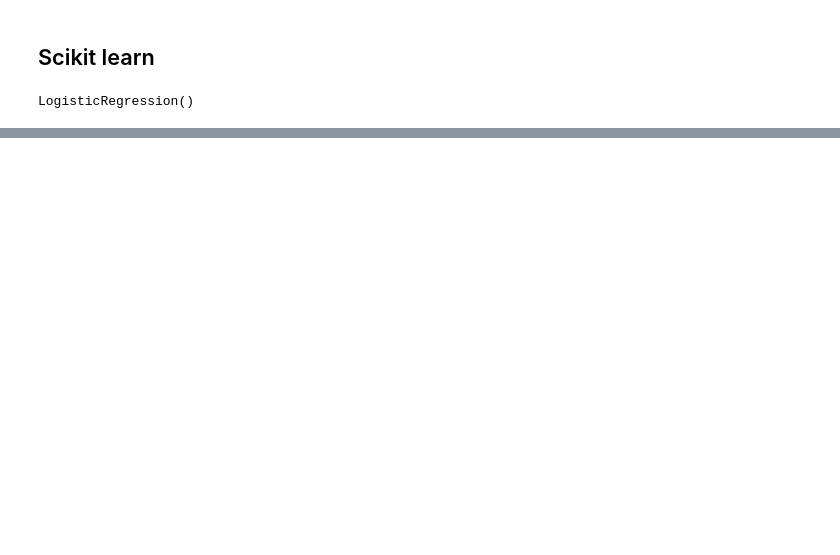
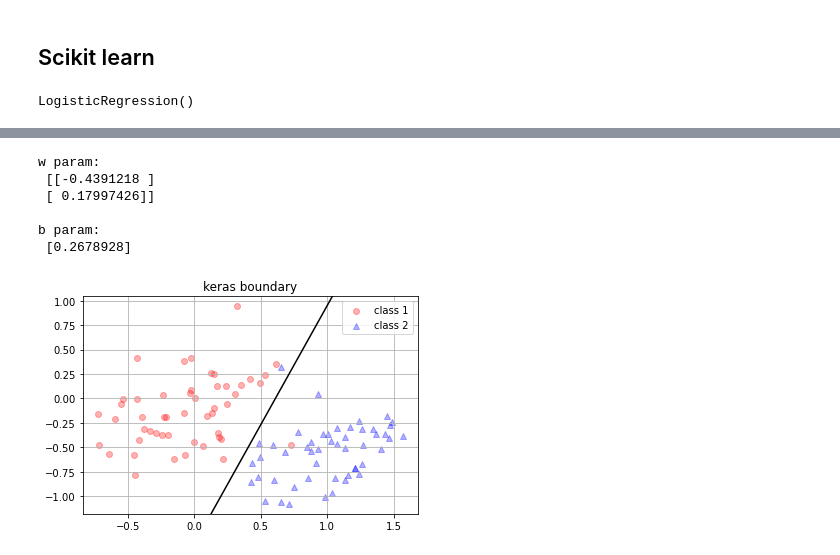
Before and after one commit to enjoy-365/AI_Programming_2022, a Jupyter notebook: week3/3.2) logistic regression.ipynb, the cells around one changed output, grey strips where cells are left out. Saved outputs shown, nothing was run; the diff lists cells and outputs as text; code cells hidden in the pictures; blank space fills up the shorter version.

```diff
--- a/week3/3.2) logistic regression.ipynb
+++ b/week3/3.2) logistic regression.ipynb
@@ -186,0 +352,28 @@ plt.show()
+# %%
+# Logistic regression learning
+
+def tf_get_loss(labels, fs):
+    loss_val = -1*tf.math.reduce_sum(labels*tf.math.log(fs) + (1 - labels)*tf.math.log(1 - fs))
+    return loss_val
+
+layer = tf.keras.layers.Dense(units=1, activation='sigmoid')
+n_iteration = 500
+step_size = 0.001
+reg_const = 0.05
+for iiter in range(n_iteration):
+    with tf.GradientTape() as tape:
+        ys = layer(x_train)   # weights are initialized at first call
+        loss = tf_get_loss(y_train, tf.transpose(ys)[0])
+
+    # Calculate gradients with respect to every trainable variable
+    grad = tape.gradient(loss, layer.trainable_variables)
+    if iiter == 0:
+        print('weights at start:\nw:\n', layer.weights[0].numpy(), '\nb:\n', layer.weights[1].numpy(), '\n')
+
+    # Update the weights in our linear layer.
+    layer.weights[0].assign(layer.weights[0] - step_size*grad[0] - reg_const*layer.weights[0])
+    layer.weights[1].assign(layer.weights[1] - step_size*grad[1])
+    if iiter % 100 == 0:
+        print('loss:', loss.numpy())
+
+print('\nweights at finish:\nw:\n', layer.weights[0].numpy(),'\nb:\n', layer.weights[1].numpy())
@@ -186,0 +400,12 @@ plt.show()
+# %%
+print('w param: \n', layer.weights[0].numpy(), '\n\nb param: \n', layer.weights[1].numpy())
+
+draw_state(layer.weights[0].numpy(), -layer.weights[1].numpy(), data1, data2, 'keras boundary')
+# %% [output]
+w param:
+ [[-0.4391218 ]
+ [ 0.17997426]]
+
+b param:
+ [0.2678928]
+[figure, added]
```
Also changed, not shown: parts of 20 cells of this notebook.
